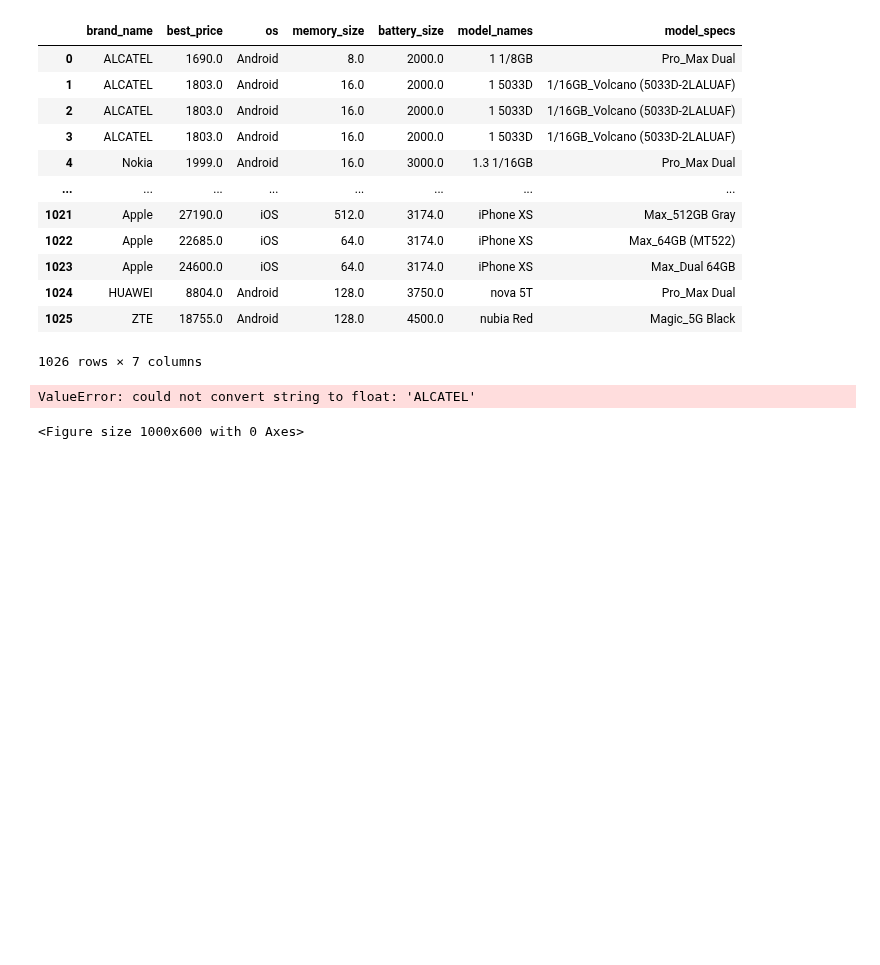
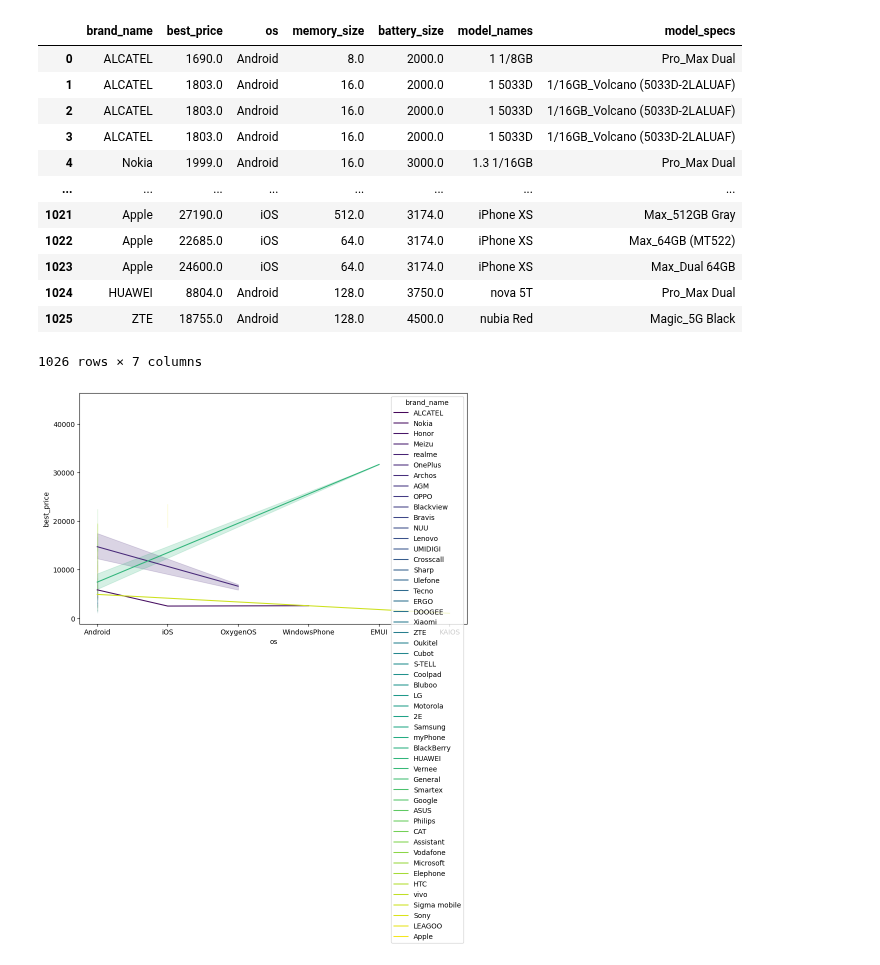
Before and after one commit to MuhammadRehanKhalid/Ehunar_ML_AI, a Jupyter notebook: M_9_Pandas_Matplotlib.ipynb, the cells around one changed output. Drawn from its saved outputs; the diff is of its cells as text; code cells hidden in the pictures; blank space fills up the shorter version.

```diff
--- a/M_9_Pandas_Matplotlib.ipynb
+++ b/M_9_Pandas_Matplotlib.ipynb
@@ -189,8 +189,7 @@ df_1
 1026 rows × 7 columns
 # %%
 plt.figure(figsize=(10, 6))
-sns.barplot(data=df, x='os', y='best_price', hue='brand_name', palette='viridis', s=40)
+sns.lineplot(data=df, x='os', y='best_price', hue='brand_name', palette='viridis')
 plt.show()
 # %% [output]
-ValueError: could not convert string to float: 'ALCATEL'
-<Figure size 1000x600 with 0 Axes>
+[figure, added]
```
